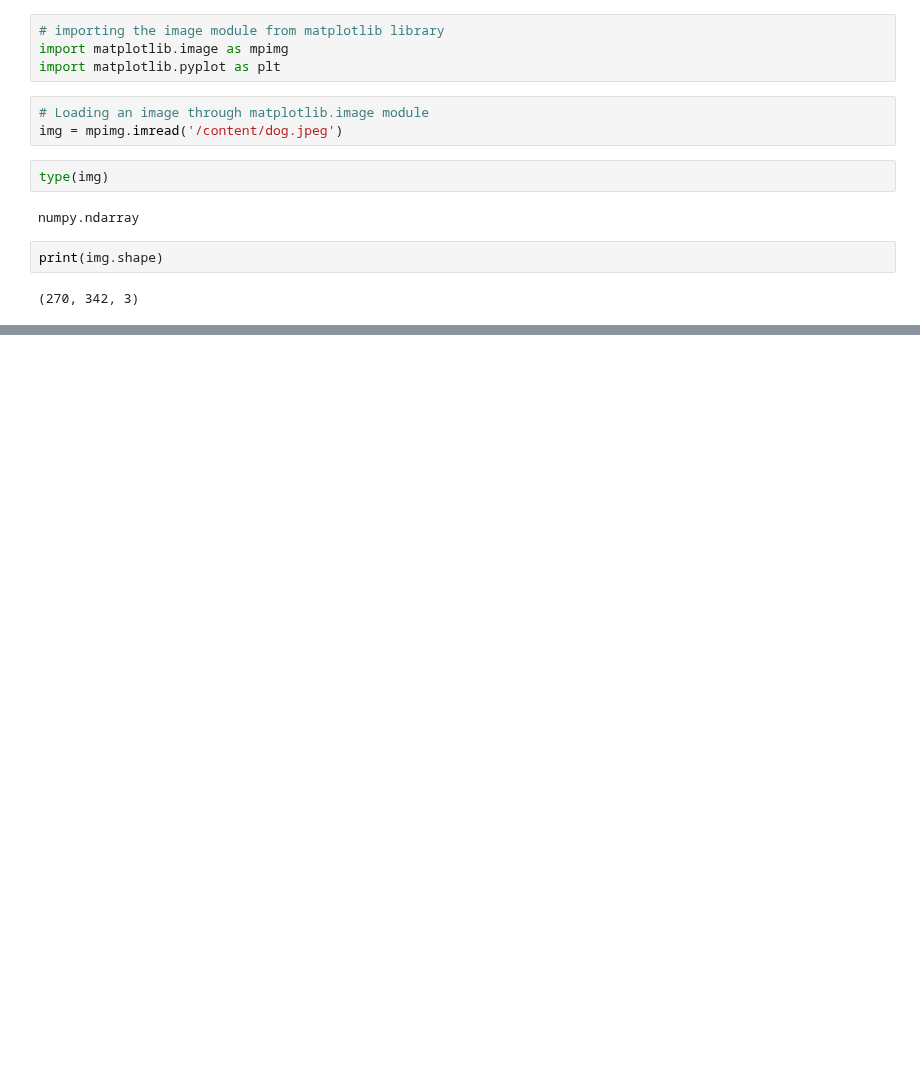
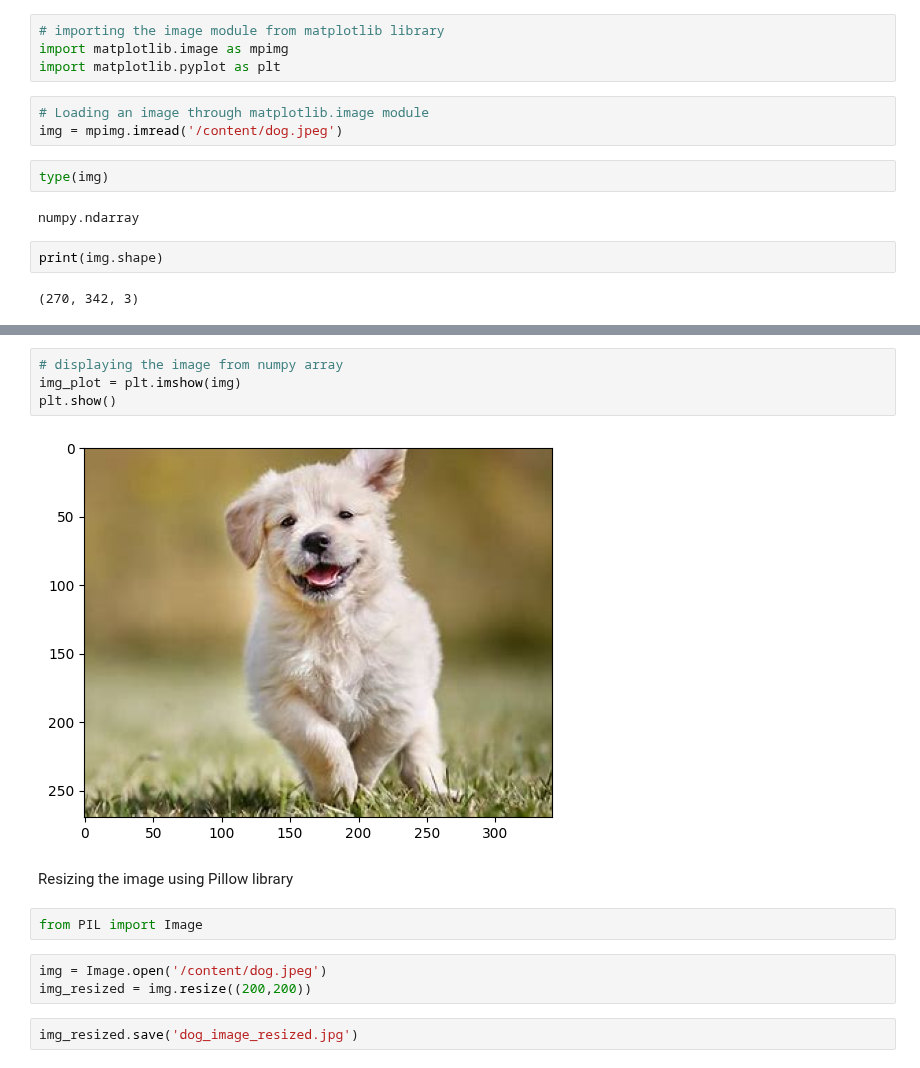
Before and after one commit to GENTLEW1ND/Python, a Jupyter notebook: Processing_image_data_for_Deep_Learning.ipynb, the cells around one changed output, grey strips where cells are left out. Saved outputs shown, nothing was run; the diff lists cells and outputs as text; blank space fills up the shorter version.

```diff
--- a/Processing_image_data_for_Deep_Learning.ipynb
+++ b/Processing_image_data_for_Deep_Learning.ipynb
@@ -29,0 +50,15 @@ print(img.shape)
+# %%
+# displaying the image from numpy array
+img_plot = plt.imshow(img)
+plt.show()
+# %% [output]
+[figure, added]
+# %% [markdown]
+Resizing the image using Pillow library
+# %%
+from PIL import Image
+# %%
+img = Image.open('/content/dog.jpeg')
+img_resized = img.resize((200,200))
+# %%
+img_resized.save('dog_image_resized.jpg')
```
Also changed, not shown: parts of 15 cells of this notebook.
